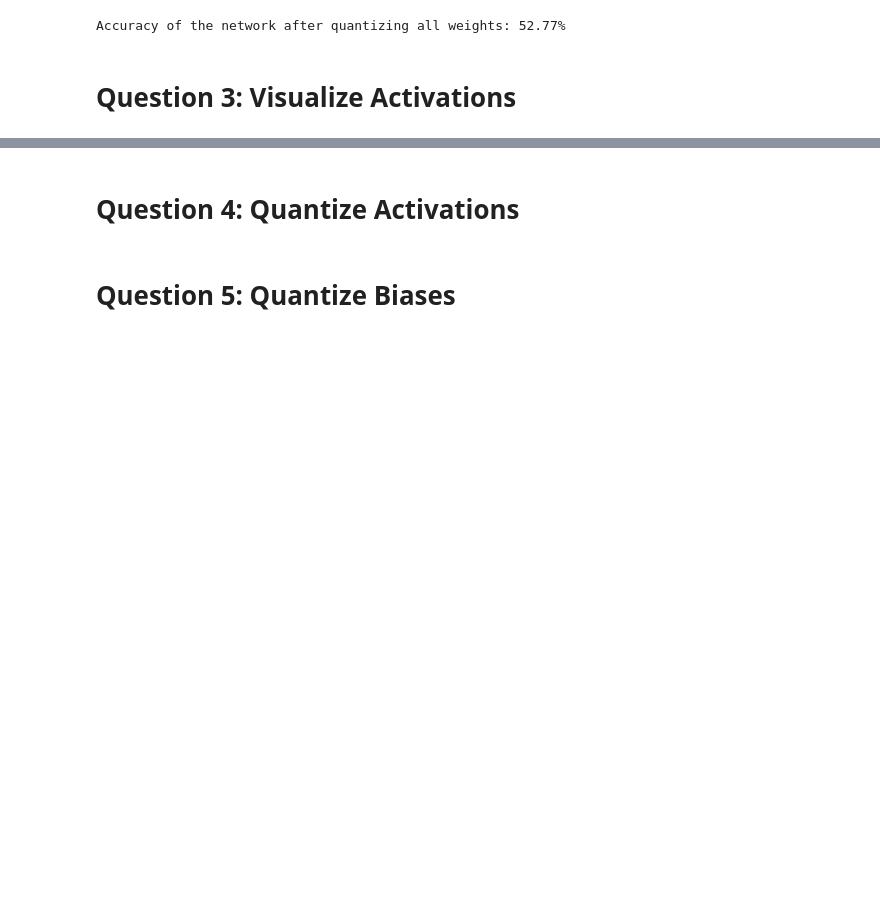
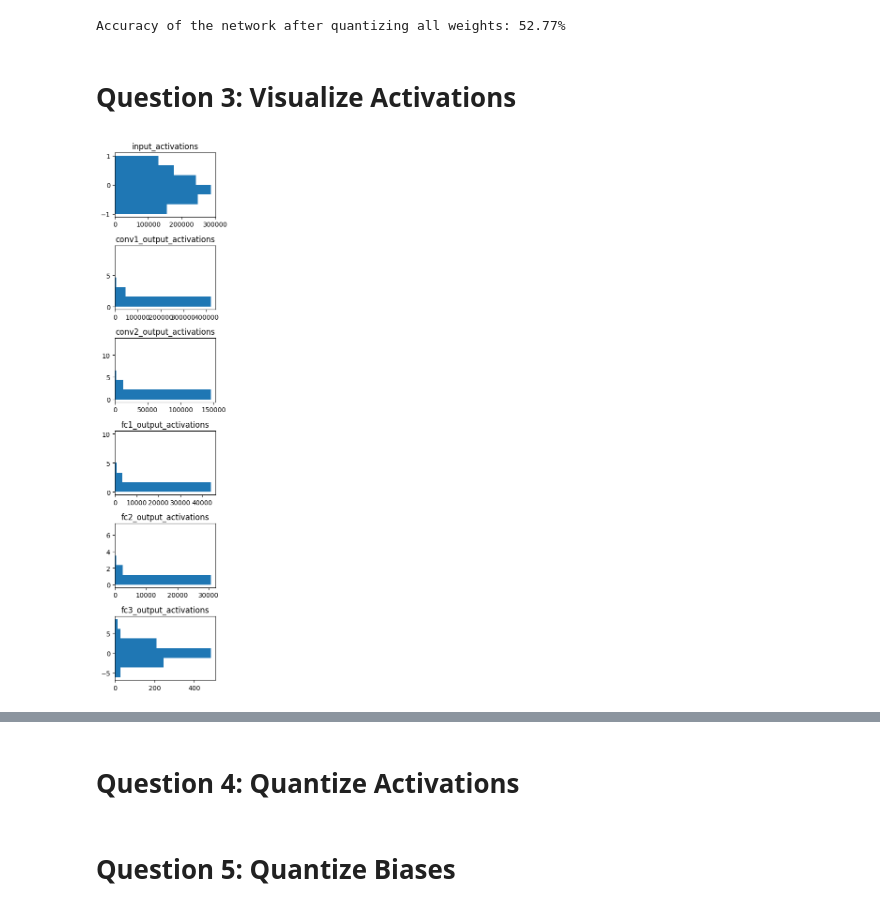
Before and after one commit to tmmunroe/quantization-example, a Jupyter notebook: HPML_HWK5_Quantization.ipynb, the cells around one changed output, grey strips where cells are left out. Saved outputs shown, nothing was run; the diff lists cells and outputs as text; code cells hidden in the pictures; blank space fills up the shorter version.

Commit message:
distributions for layer activations

```diff
--- a/HPML_HWK5_Quantization.ipynb
+++ b/HPML_HWK5_Quantization.ipynb
@@ -325,0 +316,34 @@ fc3_output_activations = net_q3.fc3.activations
+# %%
+activations_all = [
+    ('input_activations', input_activations),
+    ('conv1_output_activations', conv1_output_activations),
+    ('conv2_output_activations', conv2_output_activations),
+    ('fc1_output_activations', fc1_output_activations),
+    ('fc2_output_activations', fc2_output_activations),
+    ('fc3_output_activations', fc3_output_activations),
+]
+
+fig, axes = plt.subplots(nrows=6, figsize=(3,12))
+def add_activations_plt(title, activations, ax):
+    ax.hist(
+        activations,
+        orientation='horizontal',
+        bins=20
+    )
+    ax.set_title(title)
+
+for (title, activations), ax in zip(activations_all, axes):
+    add_activations_plt(title, activations, ax)
+
+fig.set_tight_layout(True)
+
+
+# Plot histograms of the following variables, and calculate their ranges and 3-sigma ranges:
+#   input_activations
+#   conv1_output_activations
+#   conv2_output_activations
+#   fc1_output_activations
+#   fc2_output_activations
+#   fc3_output_activations
+# %% [output]
+[figure, added]
```
Also changed, not shown: parts of 2 cells of this notebook.
